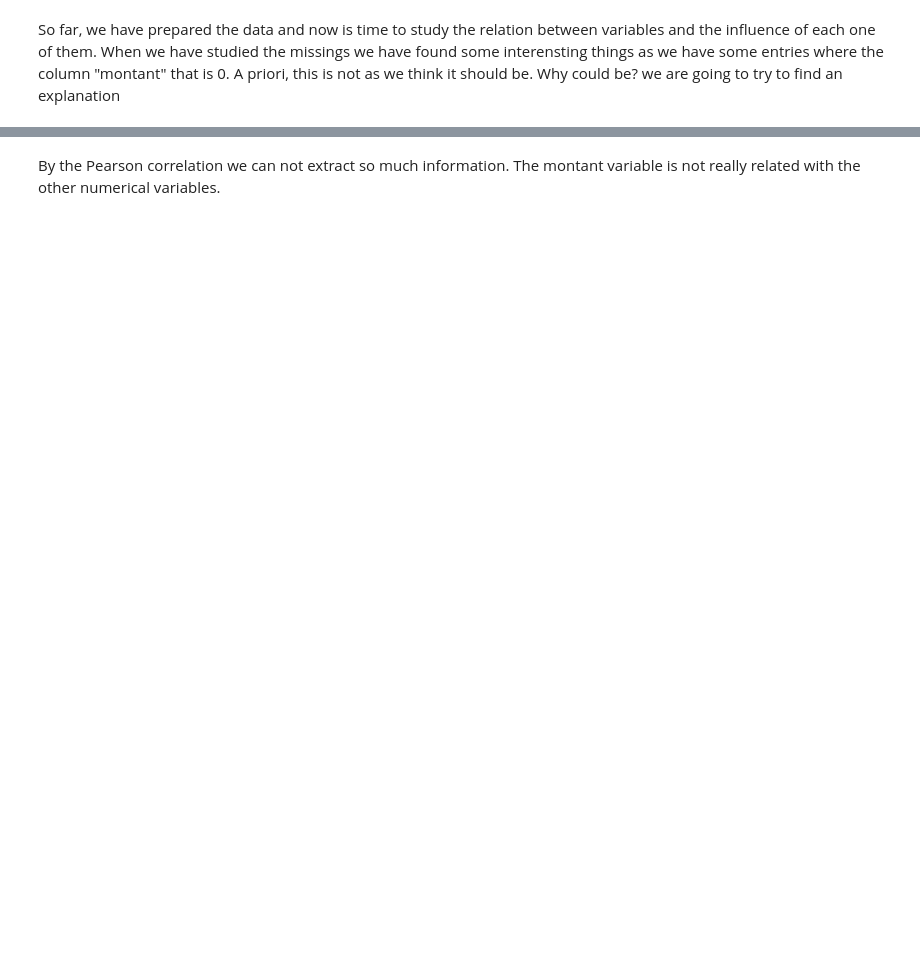
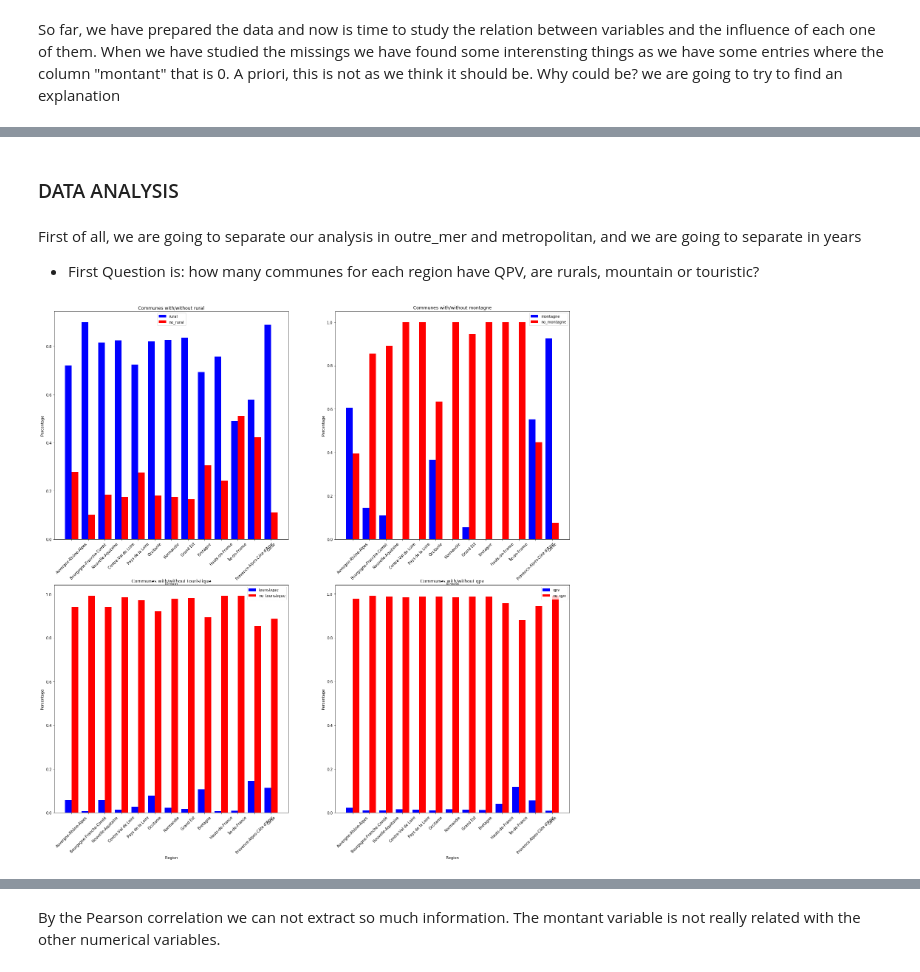
Before and after one commit to Cristina2017/Analysis-comptes-des-communes, a Jupyter notebook: notebooks/comptes des communes.ipynb, the cells around one changed output, grey strips where cells are left out. Cells and saved outputs as stored; diff of their text form; code cells hidden in the pictures; blank space fills up the shorter version.

```diff
--- a/notebooks/comptes des communes.ipynb
+++ b/notebooks/comptes des communes.ipynb
@@ -411,0 +485,78 @@ data_no_missing[['tranche_population', 'tranche_revenu_imposable_par_habitant',
+# %% [markdown]
+### DATA ANALYSIS
+# %% [markdown]
+First of all, we are going to separate our analysis in outre_mer and metropolitan, and we are going to separate in years
+
+- First Question is: how many communes for each region have QPV, are rurals, mountain or touristic?
+# %%
+import matplotlib.pyplot as plt
+import numpy as np
+import pandas as pd
+
+year = 2019
+outre_mer = 'no'   # options: 'yes', 'no'
+
+def cre_df(year, outre_mer='yes'):
+    year = year
+    if outre_mer == 'yes':
+        dt = df[df['outre_mer']=='Oui']
+        dataframe = dt[dt['exer'] == year]
+    else:
+        dt = df[df['outre_mer']=='Non']
+        dataframe = dt[dt['exer']== year]
+
+    return dataframe
+
+if outre_mer == 'yes':
+    name = 'outre_mer' + '_' + str(year)
+else:
+    name = 'metropolitan' + '_' + str(year)
+
+globals()[name] = cre_df(year, outre_mer=outre_mer)
+
+regions = globals()[name]['reg_name'].unique()
+
+options = ['rural', 'montagne', 'touristique', 'qpv']
+
+d = {}
+for element in options:
+    for i in ['yes', 'no']:
+        d[element+ '_'+ i] = [None for _ in range (len(regions))]
+
+i=0
+for r in regions:
+    for o in options:
+        data = globals()[name][globals()[name]['reg_name']==r]
+        total_commune = data['com_name'].nunique()
+        globals()[o] = data[data[o]=='Oui']
+        globals()[o + '_' + 'no'] = data[data[o] == 'Non']
+        globals()['total_' + o] = globals()[o]['com_name'].nunique()
+        globals()['total_'+ o + '_' + 'no'] = total_commune - globals()['total_' + o]
+        perc_yes = globals()['total_' + o]/total_commune
+        perc_no = globals()['total_'+ o + '_' + 'no'] / total_commune
+        d[o +'_'+'yes'][i]=perc_yes
+        d[o +'_'+'no'][i]=perc_no
+    i+=1
+
+graph = ['rural', 'montagne', 'touristique', 'qpv']
+
+plt.figure(figsize= (25,25))
+i = 1
+for element in graph:
+    plt.subplot(2,2,i)
+    w = 0.4
+    x = regions
+    bar1 = np.arange(len(x))
+    bar2 = [i+w for i in bar1]
+    y1 = element + '_' + 'yes'
+    y2 = element + '_' + 'no'
+    plt.bar(bar1,  d[y1], w, color = 'blue', label = element)
+    plt.bar(bar2,  d[y2], w, color = 'red', label = 'no_' + element)
+    plt.xlabel('Region')
+    plt.ylabel('Percentage')
+    plt.xticks(bar1+w/2,x, rotation=45)
+    plt.legend()
+    plt.title('Communes with/without' + " " + element)
+    i+=1
+# %% [output]
+[figure, added]
```
Also changed, not shown: parts of 71 cells of this notebook.
